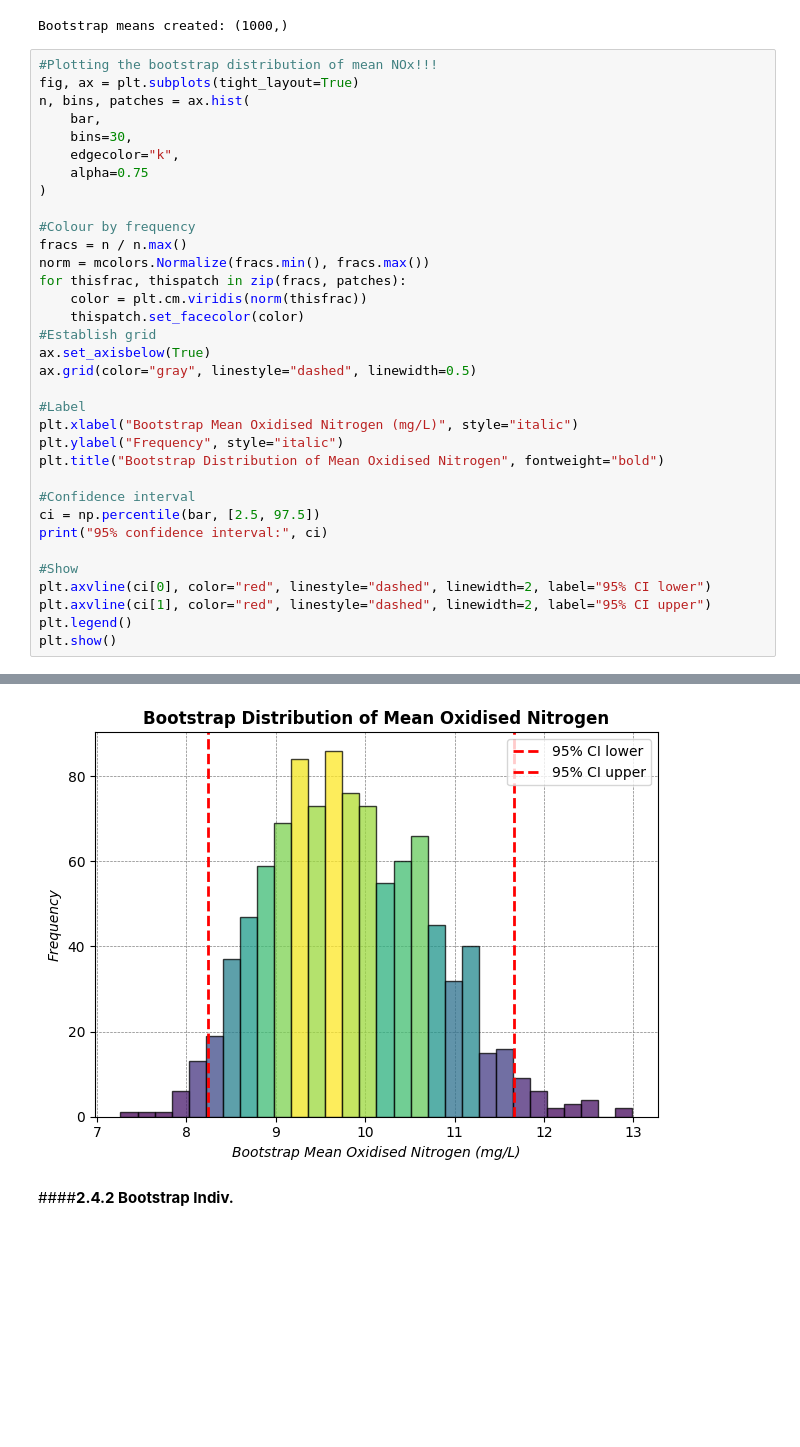
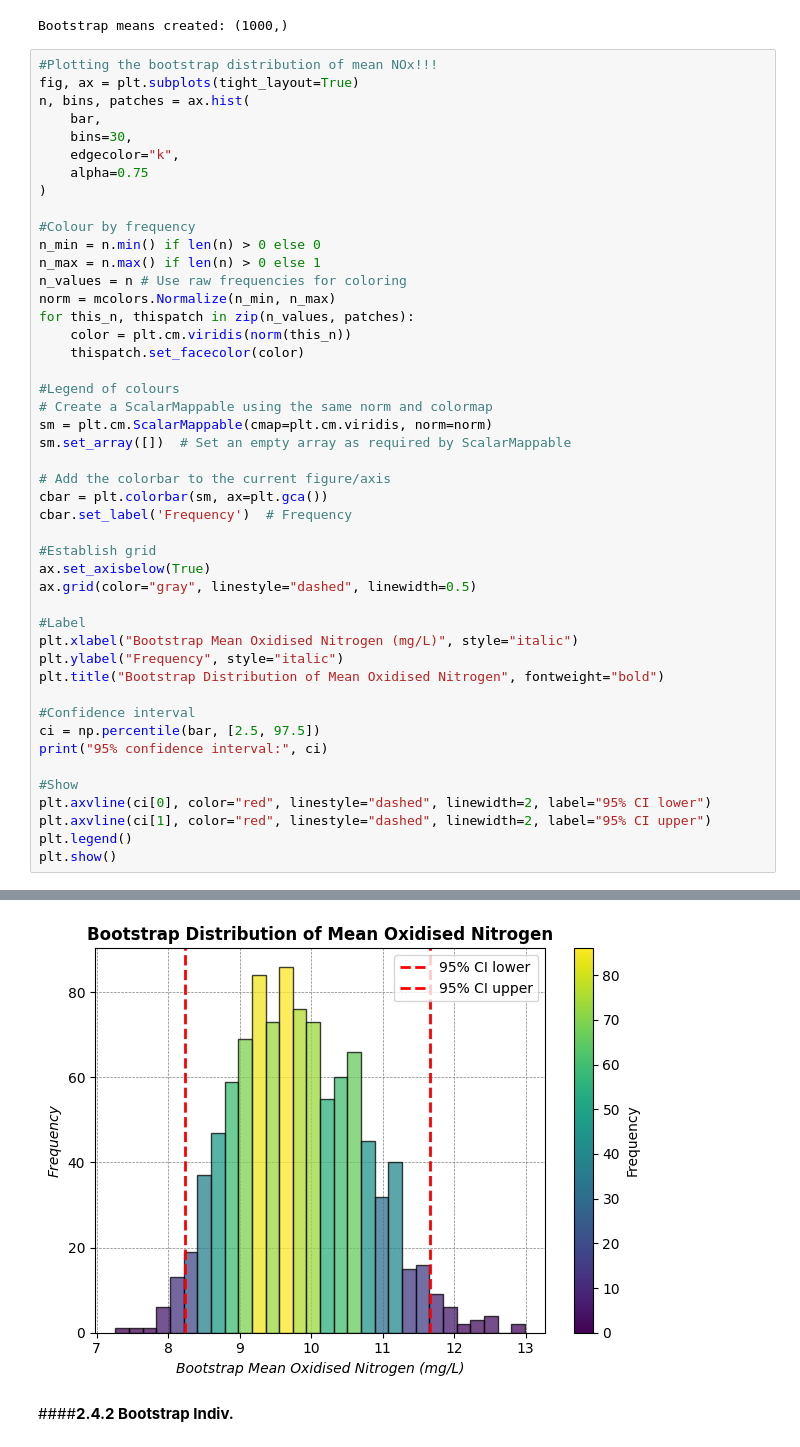
Before and after one commit to me1-3/Emsc2010-A3, a Jupyter notebook: A3_Oxidised_Nitrogen.ipynb, the cells around one changed output, grey strips where cells are left out. Drawn from its saved outputs; the diff is of its cells as text; blank space fills up the shorter version.

```diff
--- a/A3_Oxidised_Nitrogen.ipynb
+++ b/A3_Oxidised_Nitrogen.ipynb
@@ -254,38 +254,50 @@ Bootstrap means created: (1000,)
 fig, ax = plt.subplots(tight_layout=True)
 n, bins, patches = ax.hist(
     bar,
     bins=30,
     edgecolor="k",
     alpha=0.75
 )
 
 #Colour by frequency
-fracs = n / n.max()
-norm = mcolors.Normalize(fracs.min(), fracs.max())
-for thisfrac, thispatch in zip(fracs, patches):
-    color = plt.cm.viridis(norm(thisfrac))
+n_min = n.min() if len(n) > 0 else 0
+n_max = n.max() if len(n) > 0 else 1
+n_values = n # Use raw frequencies for coloring
+norm = mcolors.Normalize(n_min, n_max)
+for this_n, thispatch in zip(n_values, patches):
+    color = plt.cm.viridis(norm(this_n))
     thispatch.set_facecolor(color)
+
+#Legend of colours
+# Create a ScalarMappable using the same norm and colormap
+sm = plt.cm.ScalarMappable(cmap=plt.cm.viridis, norm=norm)
+sm.set_array([])  # Set an empty array as required by ScalarMappable
+
+# Add the colorbar to the current figure/axis
+cbar = plt.colorbar(sm, ax=plt.gca())
+cbar.set_label('Frequency')  # Frequency
+
 #Establish grid
 ax.set_axisbelow(True)
 ax.grid(color="gray", linestyle="dashed", linewidth=0.5)
 
 #Label
 plt.xlabel("Bootstrap Mean Oxidised Nitrogen (mg/L)", style="italic")
 plt.ylabel("Frequency", style="italic")
 plt.title("Bootstrap Distribution of Mean Oxidised Nitrogen", fontweight="bold")
 
 #Confidence interval
 ci = np.percentile(bar, [2.5, 97.5])
 print("95% confidence interval:", ci)
 
 #Show
 plt.axvline(ci[0], color="red", linestyle="dashed", linewidth=2, label="95% CI lower")
 plt.axvline(ci[1], color="red", linestyle="dashed", linewidth=2, label="95% CI upper")
 plt.legend()
 plt.show()
 # %% [output]
 95% confidence interval: [ 8.23905585 11.66436458]
-[figure, old version]
+[figure, new version]
 # %% [markdown]
 ####**2.4.2 Bootstrap Indiv.**
 # %%
```
